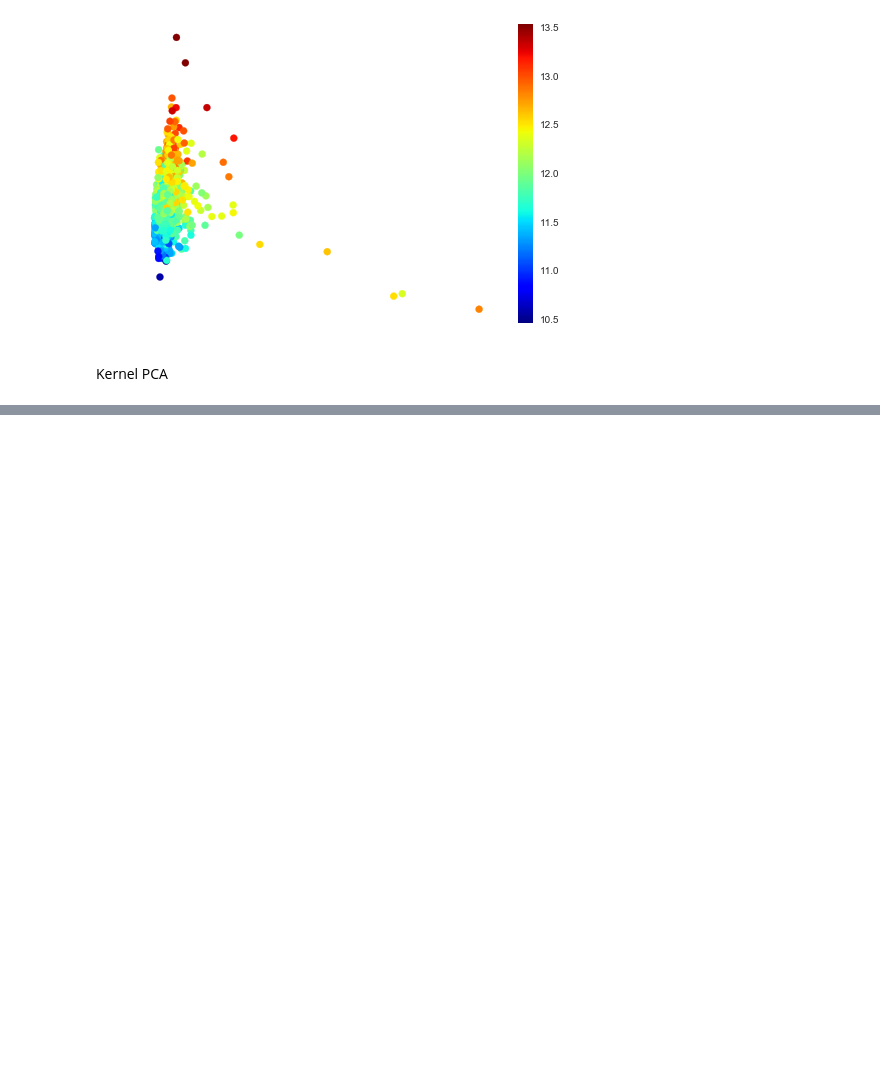
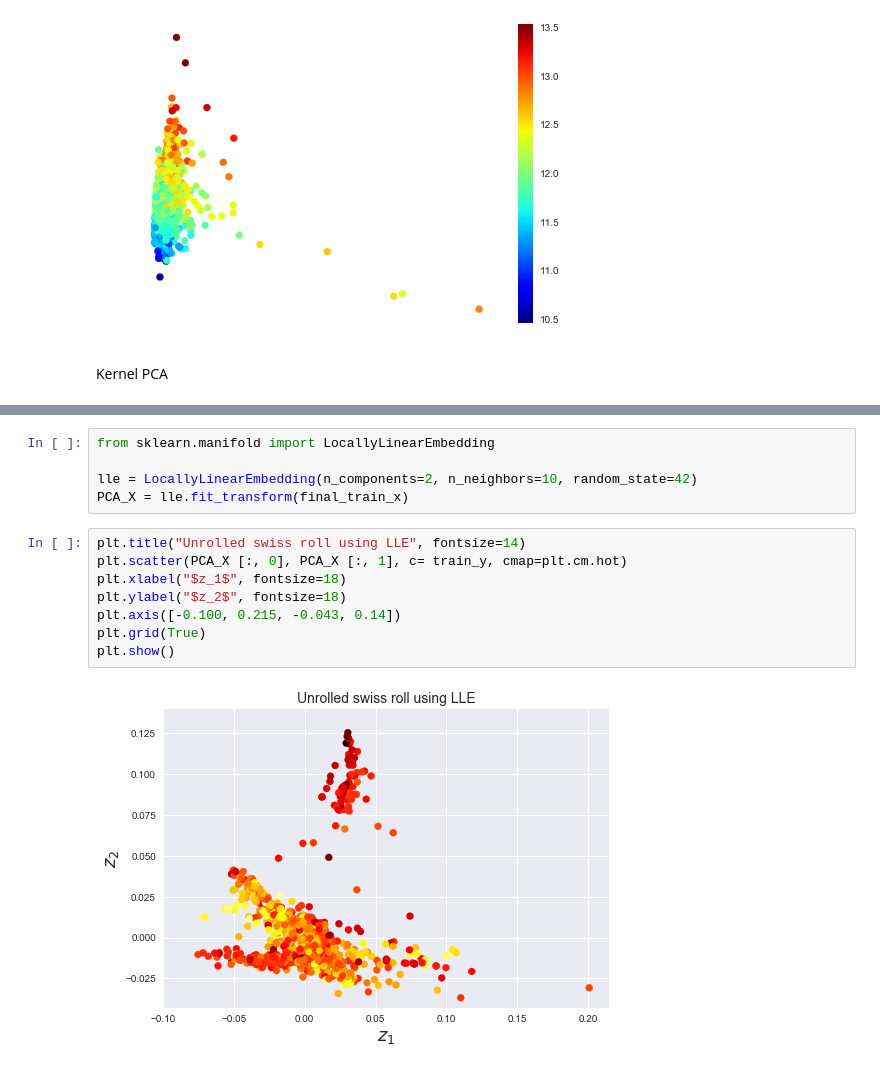
Before and after one commit to RoyMachineLearning/House-Prices-Advanced-Regression-Techniques, a Jupyter notebook: Housing Prices Version 2.0 - TSNE.ipynb, the cells around one changed output, grey strips where cells are left out. Drawn from its saved outputs; the diff is of its cells as text; blank space fills up the shorter version.

```diff
--- a/Housing Prices Version 2.0 - TSNE.ipynb
+++ b/Housing Prices Version 2.0 - TSNE.ipynb
@@ -441,0 +444,15 @@ plt.show()
+# %%
+from sklearn.manifold import LocallyLinearEmbedding
+
+lle = LocallyLinearEmbedding(n_components=2, n_neighbors=10, random_state=42)
+PCA_X = lle.fit_transform(final_train_x)
+# %%
+plt.title("Unrolled swiss roll using LLE", fontsize=14)
+plt.scatter(PCA_X [:, 0], PCA_X [:, 1], c= train_y, cmap=plt.cm.hot)
+plt.xlabel("$z_1$", fontsize=18)
+plt.ylabel("$z_2$", fontsize=18)
+plt.axis([-0.100, 0.215, -0.043, 0.14])
+plt.grid(True)
+plt.show()
+# %% [output]
+[figure, added]
```
Also changed, not shown: parts of 4 cells of this notebook.
